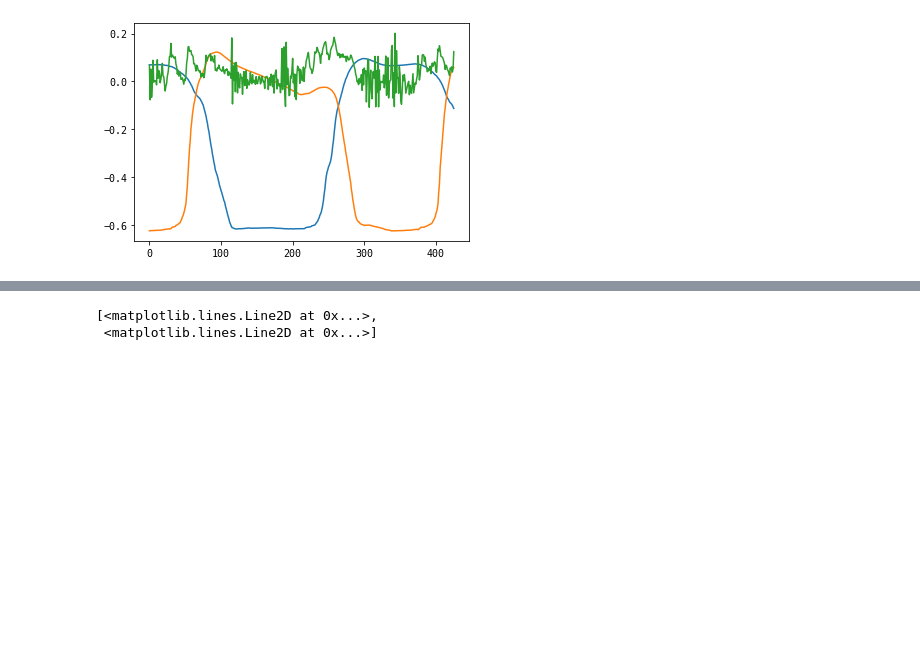
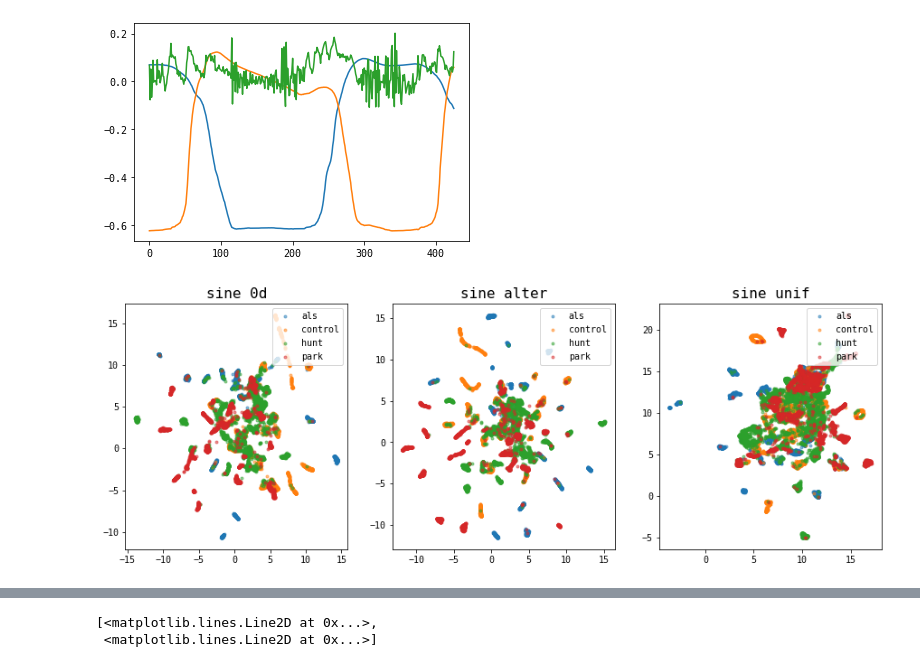
Before and after one commit to sinwall/geoml, a Jupyter notebook: gait.ipynb, the cells around one changed output, grey strips where cells are left out. Cells and saved outputs as stored; diff of their text form; code cells hidden in the pictures; blank space fills up the shorter version.

```diff
--- a/gait.ipynb
+++ b/gait.ipynb
@@ -183 +293,21 @@ reduced = reducer.fit_transform(sine_alter[mask_nonstart])
+# %%
+fig, axs = plt.subplots(ncols=3, figsize=(15, 5))
+for num, label in enumerate(np.unique(labels)):
+    axs[0].scatter(*reduced_0d[seg_labels[mask_non_outlier]==label].T, s=9, color=f'C{num}', alpha=0.5, label=label)
+    axs[1].scatter(*reduced_alter[seg_labels[mask_non_outlier]==label].T, s=9, color=f'C{num}', alpha=0.5, label=label)
+    axs[2].scatter(*reduced_unif[seg_labels[mask_non_outlier]==label].T, s=9, color=f'C{num}', alpha=0.5, label=label)
+ax = axs[0]
+ax.set_title('sine 0d', fontsize=16)
+
+ax = axs[1]
+ax.set_title('sine alter', fontsize=16)
+
+ax = axs[2]
+ax.set_title('sine unif', fontsize=16)
+
+for ax in axs:
+    ax.legend(loc='upper right')
+plt.show(); plt.close()
+# %% [output]
+[figure, added]
 # %%
```
Also changed, not shown: parts of 15 cells of this notebook.
